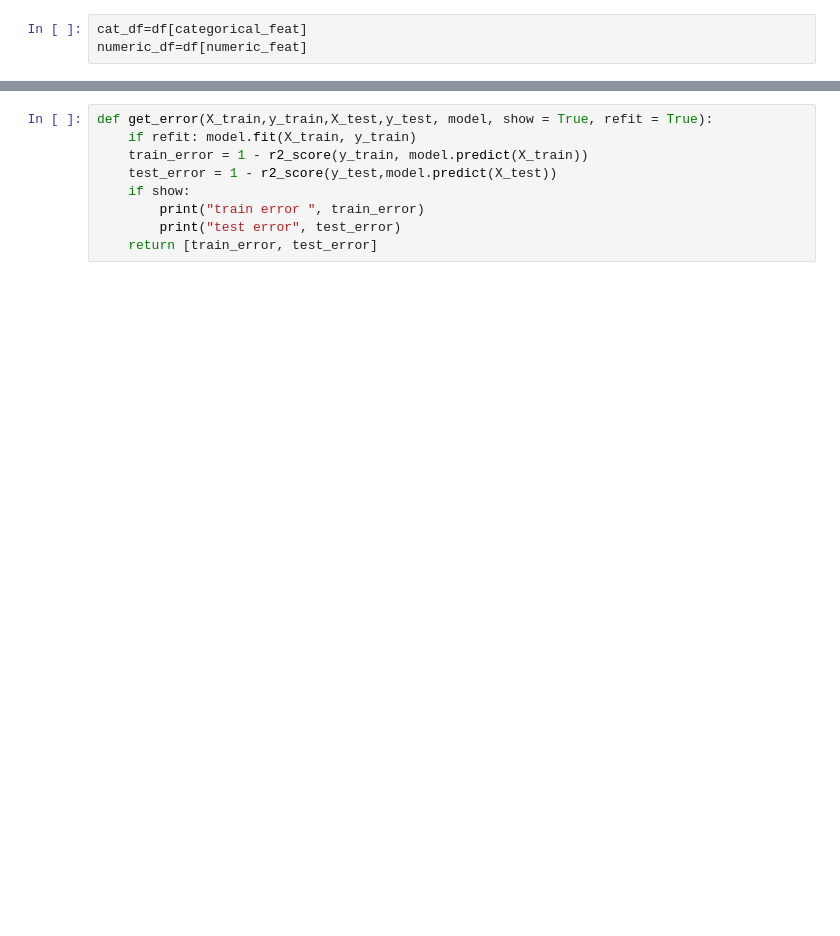
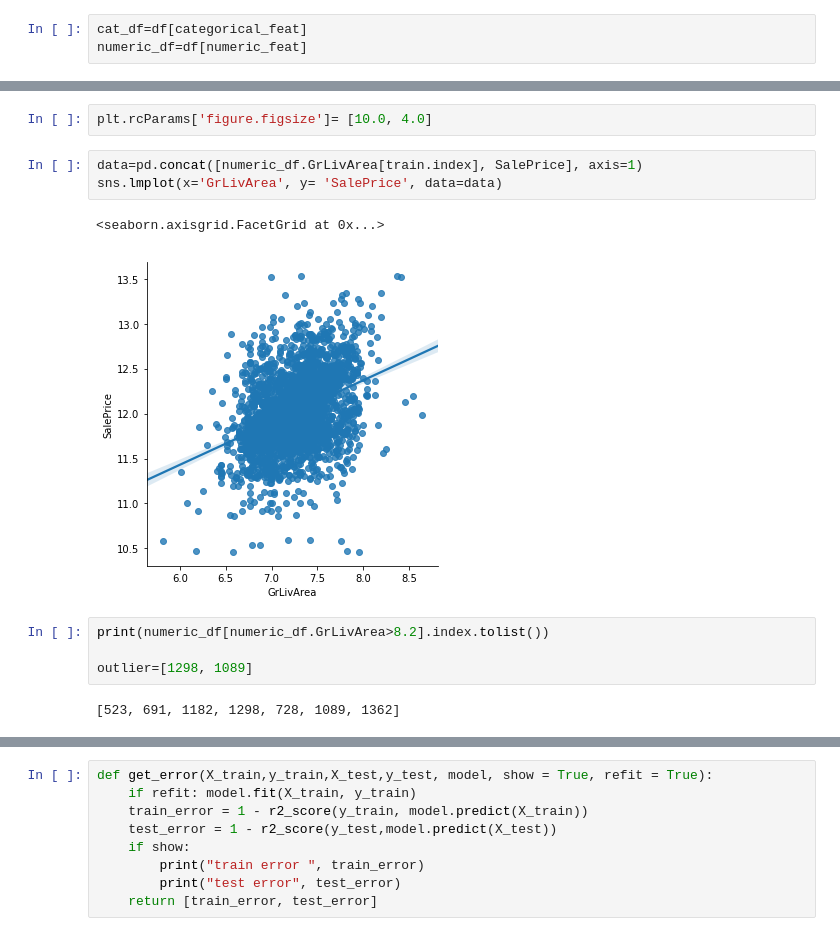
Before and after one commit to jtlqh/kaggle_house_Price_prediction, a Jupyter notebook: house_project_feature2.ipynb, the cells around one changed output, grey strips where cells are left out. Drawn from its saved outputs; the diff is of its cells as text; blank space fills up the shorter version.

```diff
--- a/house_project_feature2.ipynb
+++ b/house_project_feature2.ipynb
@@ -192,0 +286,14 @@ train['SalePrice'] = train['SalePrice'].apply(np.log)
+# %%
+plt.rcParams['figure.figsize']= [10.0, 4.0]
+# %%
+data=pd.concat([numeric_df.GrLivArea[train.index], SalePrice], axis=1)
+sns.lmplot(x='GrLivArea', y= 'SalePrice', data=data)
+# %% [output]
+<seaborn.axisgrid.FacetGrid at 0x...>
+[figure, added]
+# %%
+print(numeric_df[numeric_df.GrLivArea>8.2].index.tolist())
+
+outlier=[1298, 1089]
+# %% [output]
+[523, 691, 1182, 1298, 728, 1089, 1362]
```
Also changed, not shown: parts of 121 cells of this notebook, 16 other files.
